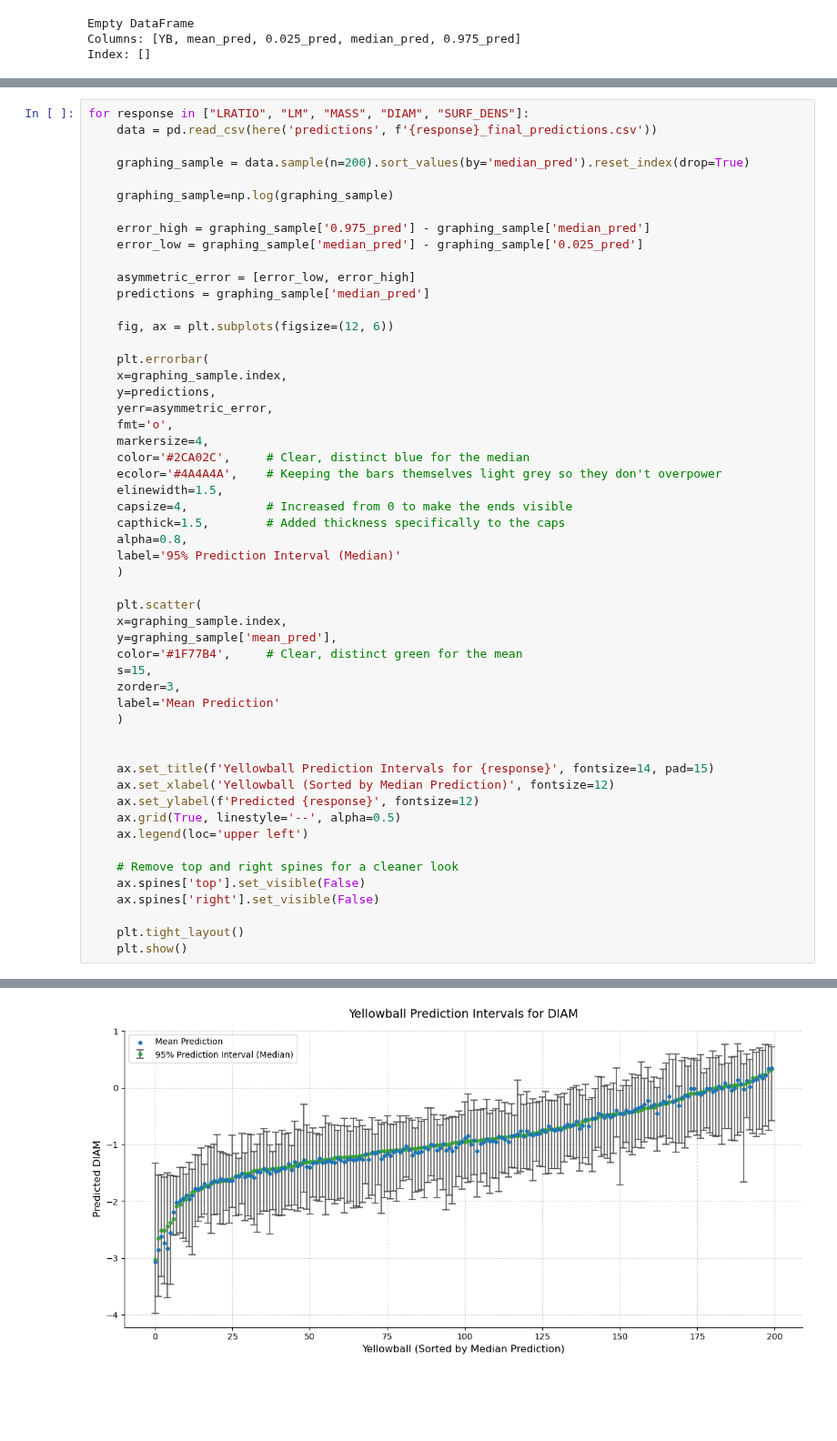
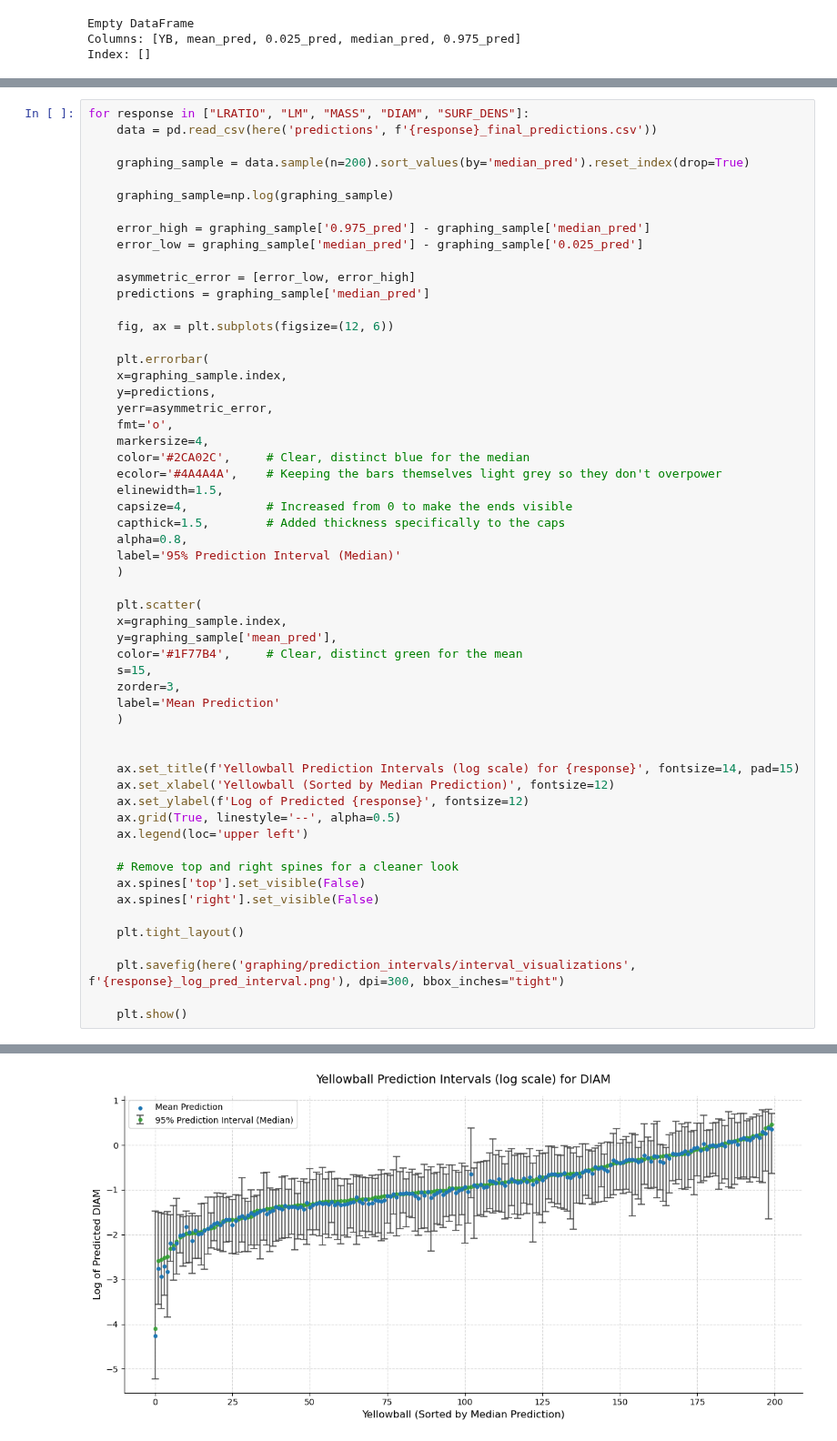
Before and after one commit to AlexEmert/Star-Formation-Research-Project-2026, a Jupyter notebook: graphing/prediction_intervals/interval_visualizations/intervals_graphs.ipynb, the cells around one changed output, grey strips where cells are left out. Shown at 91% size. Drawn from its saved outputs; the diff is of its cells as text; blank space fills up the shorter version.

Commit message:
final prediction interval plots

```diff
--- a/graphing/prediction_intervals/interval_visualizations/intervals_graphs.ipynb
+++ b/graphing/prediction_intervals/interval_visualizations/intervals_graphs.ipynb
@@ -157,9 +159,9 @@ for response in ["LRATIO", "LM", "MASS", "DIAM", "SURF_DENS"]:
     )
 
 
-    ax.set_title(f'Yellowball Prediction Intervals for {response}', fontsize=14, pad=15)
+    ax.set_title(f'Yellowball Prediction Intervals (log scale) for {response}', fontsize=14, pad=15)
     ax.set_xlabel('Yellowball (Sorted by Median Prediction)', fontsize=12)
-    ax.set_ylabel(f'Predicted {response}', fontsize=12)
+    ax.set_ylabel(f'Log of Predicted {response}', fontsize=12)
     ax.grid(True, linestyle='--', alpha=0.5)
     ax.legend(loc='upper left')
 
@@ -168,5 +170,8 @@ for response in ["LRATIO", "LM", "MASS", "DIAM", "SURF_DENS"]:
     ax.spines['right'].set_visible(False)
 
     plt.tight_layout()
+
+    plt.savefig(here('graphing/prediction_intervals/interval_visualizations', f'{response}_log_pred_interval.png'), dpi=300, bbox_inches="tight")
+
     plt.show()
 # %% [output]
@@ -176 +181 @@ for response in ["LRATIO", "LM", "MASS", "DIAM", "SURF_DENS"]:
-[figure, old version]
+[figure, new version]
```
Also changed, not shown: parts of 5 cells of this notebook, 38 other files.
